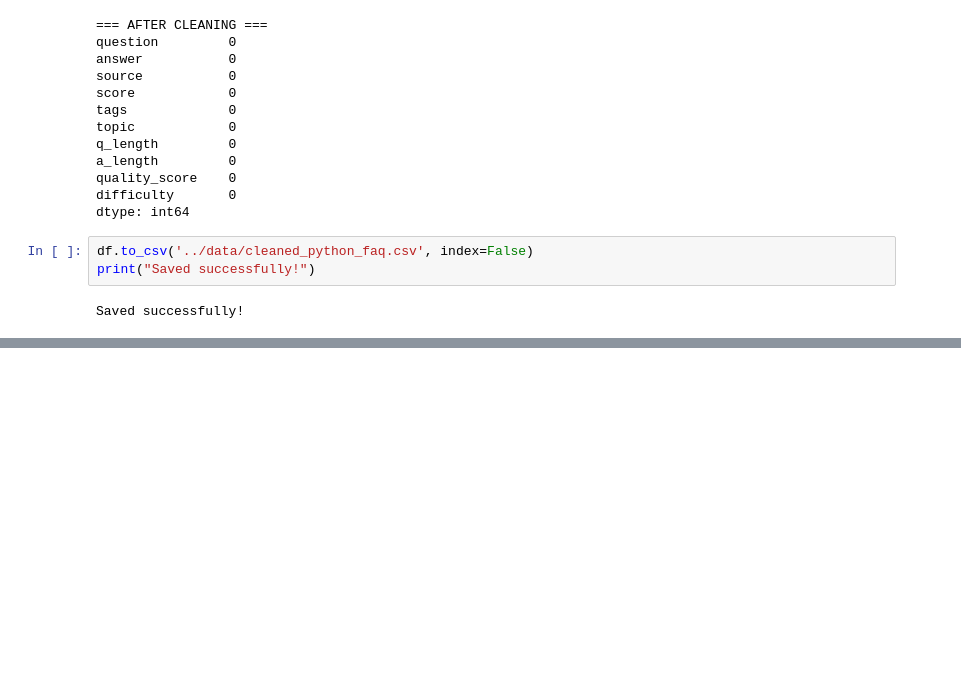
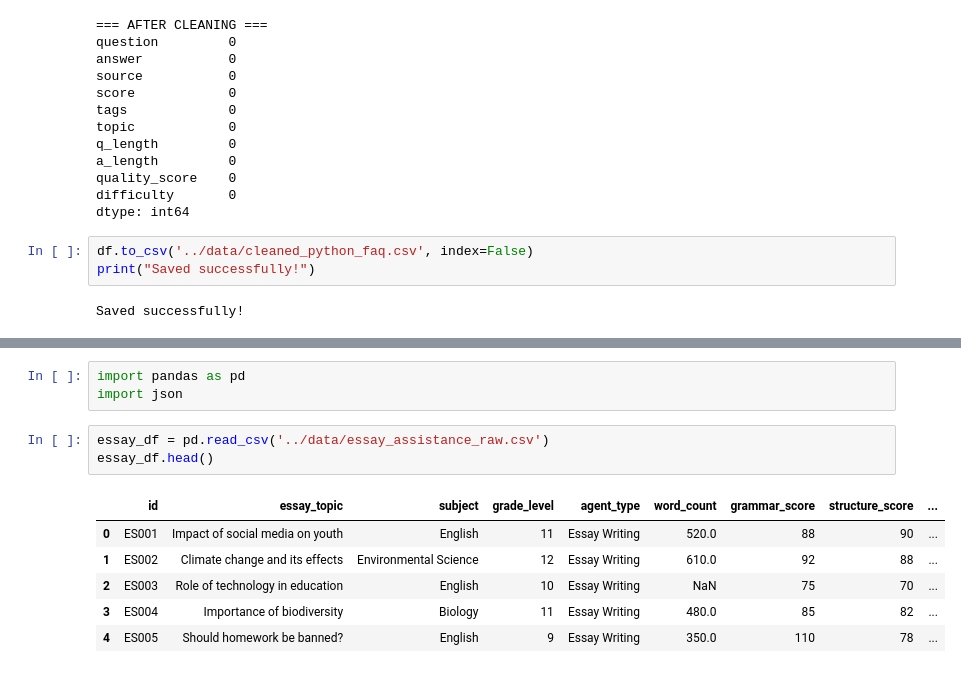
Before and after one commit to hiralpawar77/multi-agent-ai-system-for-academic-assistance, a Jupyter notebook: src/data_cleaning.ipynb, the cells around one changed output, grey strips where cells are left out. Cells and saved outputs as stored; diff of their text form; blank space fills up the shorter version.

```diff
--- a/src/data_cleaning.ipynb
+++ b/src/data_cleaning.ipynb
@@ -82,0 +135,13 @@ Saved successfully!
+# %%
+import pandas as pd
+import json
+# %%
+essay_df = pd.read_csv('../data/essay_assistance_raw.csv')
+essay_df.head()
+# %% [output]
+|  | id | essay_topic | subject | grade_level | agent_type | word_count | grammar_score | structure_score | ... |
+| 0 | ES001 | Impact of social media on youth | English | 11 | Essay Writing | 520.0 | 88 | 90 | ... |
+| 1 | ES002 | Climate change and its effects | Environmental Science | 12 | Essay Writing | 610.0 | 92 | 88 | ... |
+| 2 | ES003 | Role of technology in education | English | 10 | Essay Writing | NaN | 75 | 70 | ... |
+| 3 | ES004 | Importance of biodiversity | Biology | 11 | Essay Writing | 480.0 | 85 | 82 | ... |
+| 4 | ES005 | Should homework be banned? | English | 9 | Essay Writing | 350.0 | 110 | 78 | ... |
```
Also changed, not shown: parts of 30 cells of this notebook, 2 other files.
